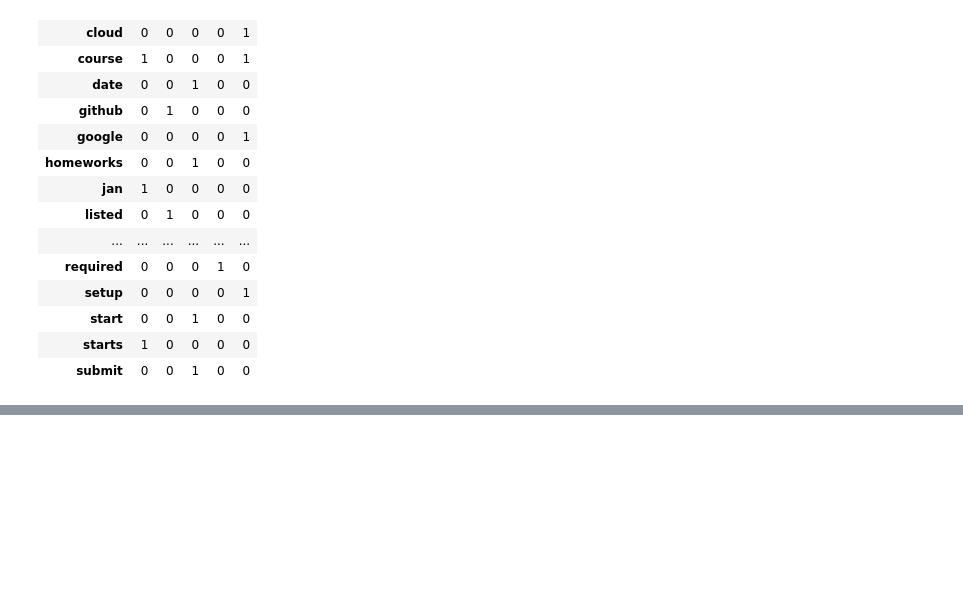
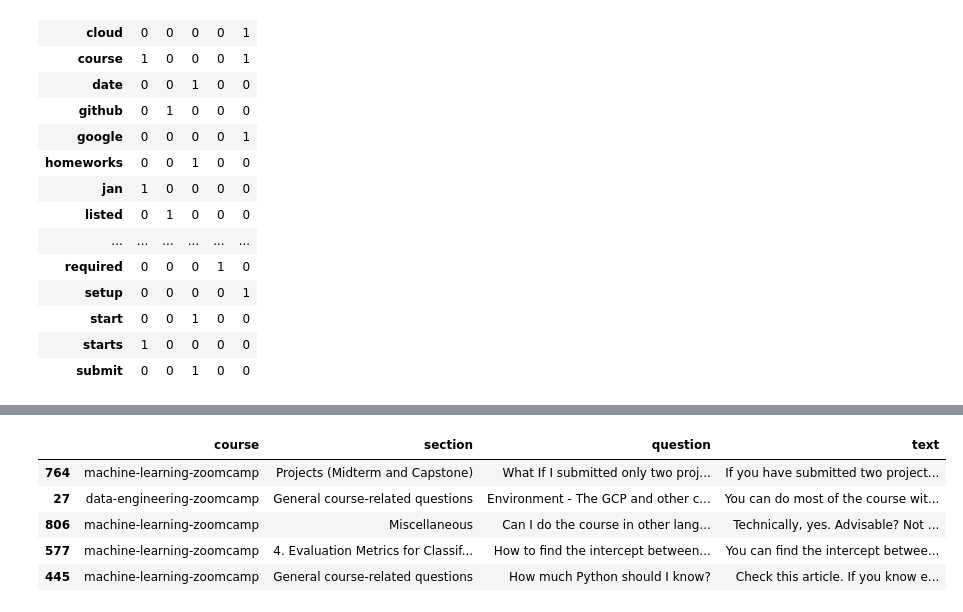
Before and after one commit to MSVelan/Search-Engine-Implementation, a Jupyter notebook: main.ipynb, the cells around one changed output, grey strips where cells are left out. Cells and saved outputs as stored; diff of their text form; code cells hidden in the pictures; blank space fills up the shorter version.

```diff
--- a/main.ipynb
+++ b/main.ipynb
@@ -105,0 +148,5 @@ df_docs
+# %%
+query = "Do I need to know python to sign up for the January course?"
+
+q = cv.transform([query])
+q.toarray()
@@ -105,0 +228,2 @@ df_docs
+# %%
+score = cosine_similarity(X, q).flatten()
@@ -105,0 +232,11 @@ df_docs
+# %%
+top_five_search_indices = np.argsort(score)[-5:]
+# %%
+df.iloc[top_five_search_indices]
+# %% [output]
+|  | course | section | question | text |
+| 764 | machine-learning-zoomcamp | Projects (Midterm and Capstone) | What If I submitted only two proj... | If you have submitted two project... |
+| 27 | data-engineering-zoomcamp | General course-related questions | Environment - The GCP and other c... | You can do most of the course wit... |
+| 806 | machine-learning-zoomcamp | Miscellaneous | Can I do the course in other lang... | Technically, yes. Advisable? Not ... |
+| 577 | machine-learning-zoomcamp | 4. Evaluation Metrics for Classif... | How to find the intercept between... | You can find the intercept betwee... |
+| 445 | machine-learning-zoomcamp | General course-related questions | How much Python should I know? | Check this article. If you know e... |
```
Also changed, not shown: parts of 36 cells of this notebook.
